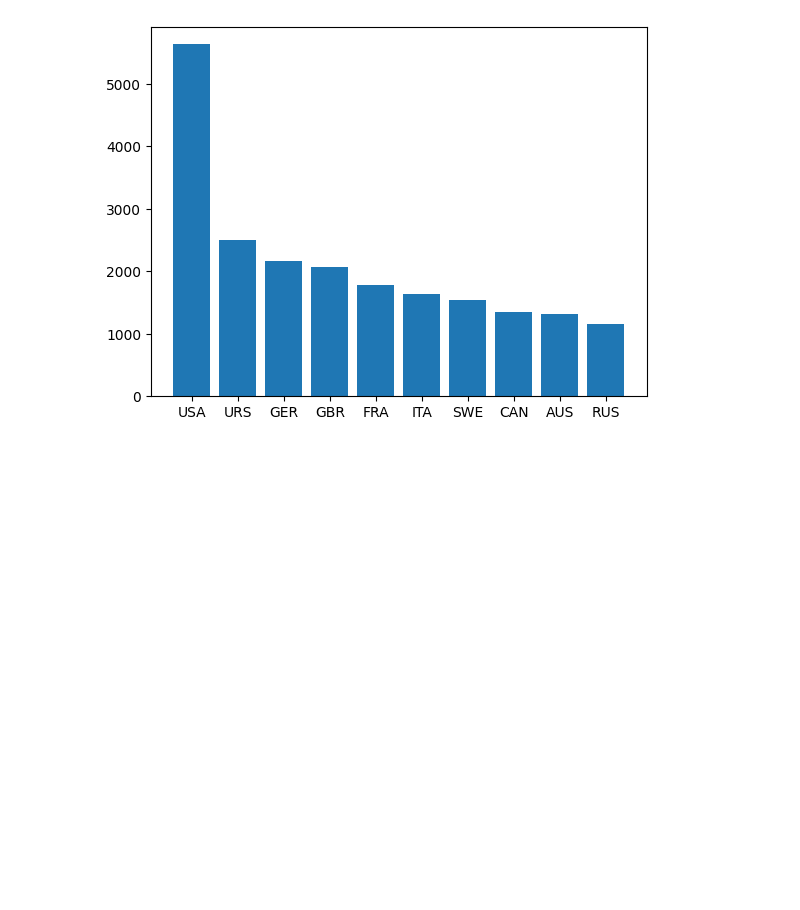
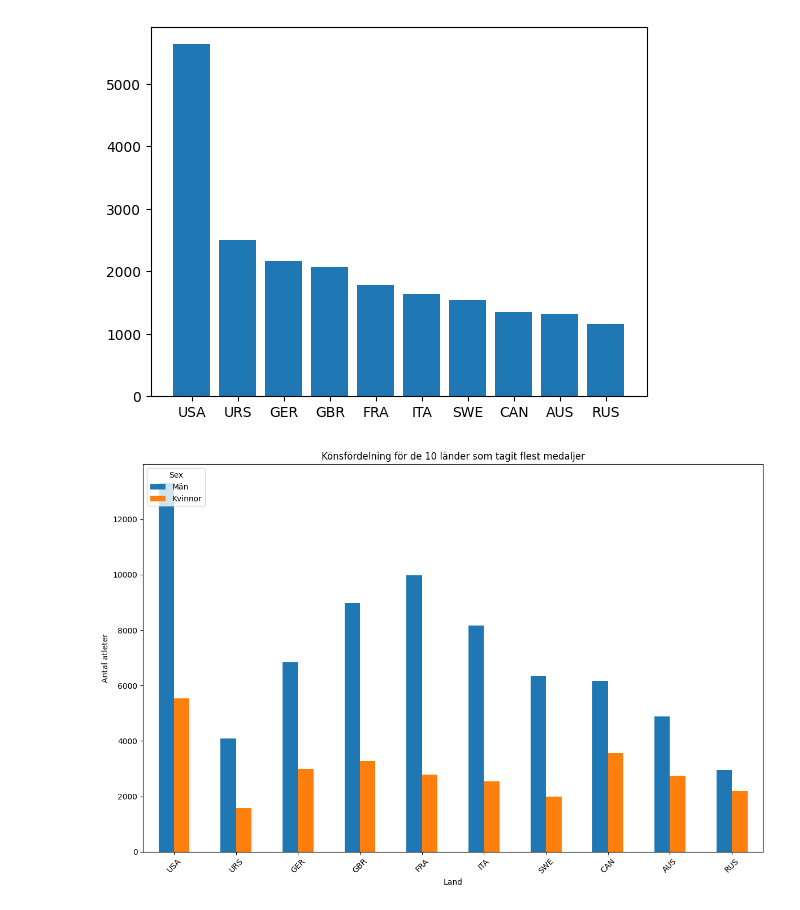
Before and after one commit to Granit-Nite/OS_KanadaNY, a Jupyter notebook: uppgiften.ipynb, the cells around one changed output. Saved outputs shown, nothing was run; the diff lists cells and outputs as text; code cells hidden in the pictures; blank space fills up the shorter version.

```diff
--- a/uppgiften.ipynb
+++ b/uppgiften.ipynb
@@ -136,3 +136,33 @@ plt.bar(medalj_top_10.keys(), medalj_top_10.values())
 # %% [output]
 <BarContainer object of 10 artists>
 [figure]
+# %%
+import matplotlib.pyplot as plt
+
+gender_distributions = []
+
+
+for country in medalj_top_10.keys():
+
+    country_data = df2[df2['NOC'] == country]
+
+    gender_distribution = country_data['Sex'].value_counts()
+    gender_distribution = gender_distribution.reindex(['M', 'F'],)
+    gender_distributions.append(gender_distribution)
+
+
+gender_df = pd.DataFrame(gender_distributions, index=medalj_top_10.keys())
+gender_df.plot(kind='bar', stacked=False, figsize=(12, 8))
+
+
+
+
+plt.title('Könsfördelning för de 10 länder som tagit flest medaljer')
+plt.xlabel('Land')
+plt.ylabel('Antal atleter')
+plt.xticks(rotation=45)
+plt.legend(title='Sex', loc='upper left', labels=['Män', 'Kvinnor'])
+plt.tight_layout()
+plt.show()
+# %% [output]
+[figure, added]
```
